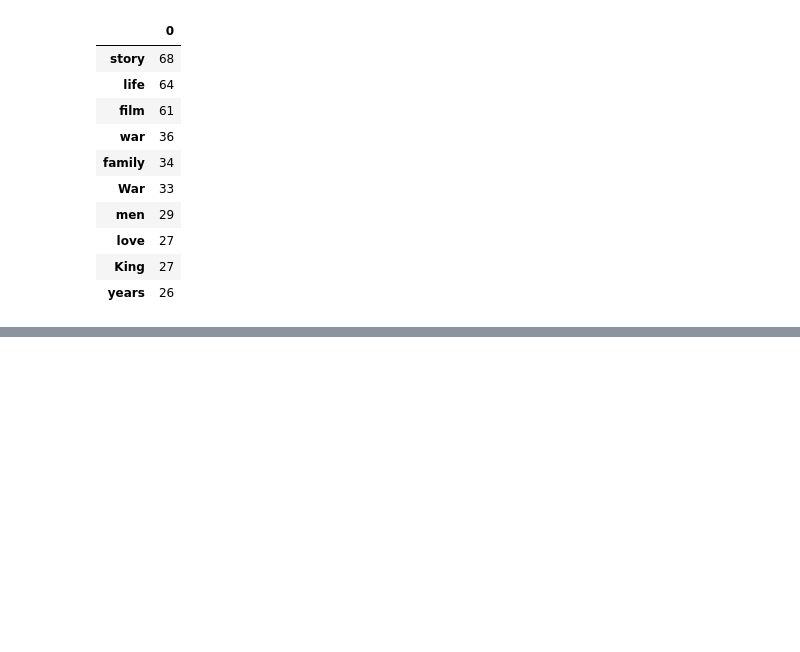
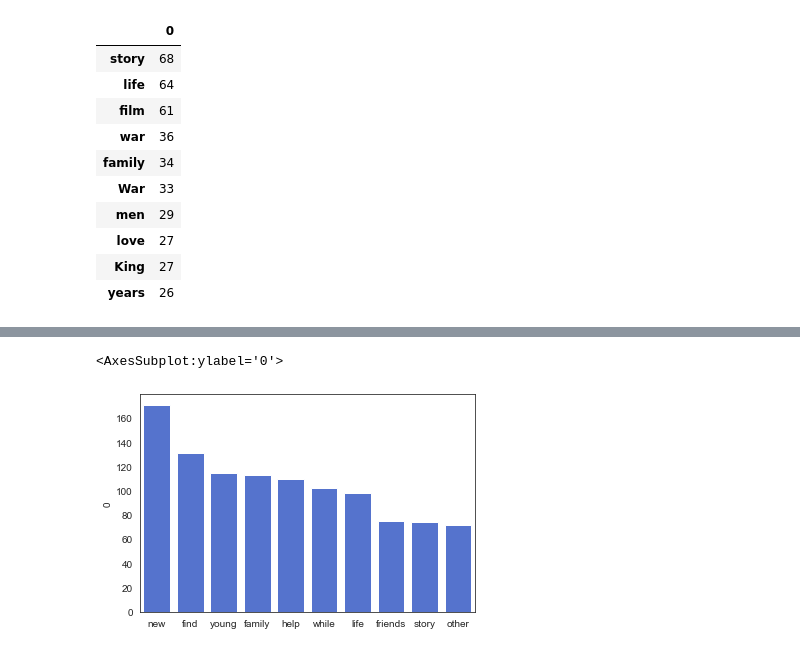
Before and after one commit to Garcipaldis/bridge_datascience_JorgeGarcia, a Jupyter notebook: EDA Project/Analytics.ipynb, the cells around one changed output, grey strips where cells are left out. Drawn from its saved outputs; the diff is of its cells as text; code cells hidden in the pictures; blank space fills up the shorter version.

```diff
--- a/EDA Project/Analytics.ipynb
+++ b/EDA Project/Analytics.ipynb
@@ -165,7 +165,7 @@ expanse[ expanse.Genre == 'History'].loc[:, ['Title', 'netflix_rating', 'Plot']]
 | 2 | Shakespeare in Love | 7.734224 | Will Shakespeare is a known but s... |
 342 rows × 3 columns
 # %%
-hist = expanse[expanse.Genre == 'History'].loc[:, ['Title', 'netflix_rating', 'Plot']]
+hist = expanse[expanse.Genre == 'History']
 history_plots = [row['Plot'] for i, row in hist.iterrows()]
 # %%
 history_plots[0]
@@ -350,0 +442,2 @@ df
+# %%
+pop_genre = popular_by_genre(generos_dfs)
@@ -350,0 +527,5 @@ df
+# %%
+sns.barplot(x=pop_genre['Family'].index, y=pop_genre['Family'][0], color='royalblue')
+# %% [output]
+<AxesSubplot:ylabel='0'>
+[figure, added]
```
Also changed, not shown: parts of 21 cells of this notebook, 53 other files.
